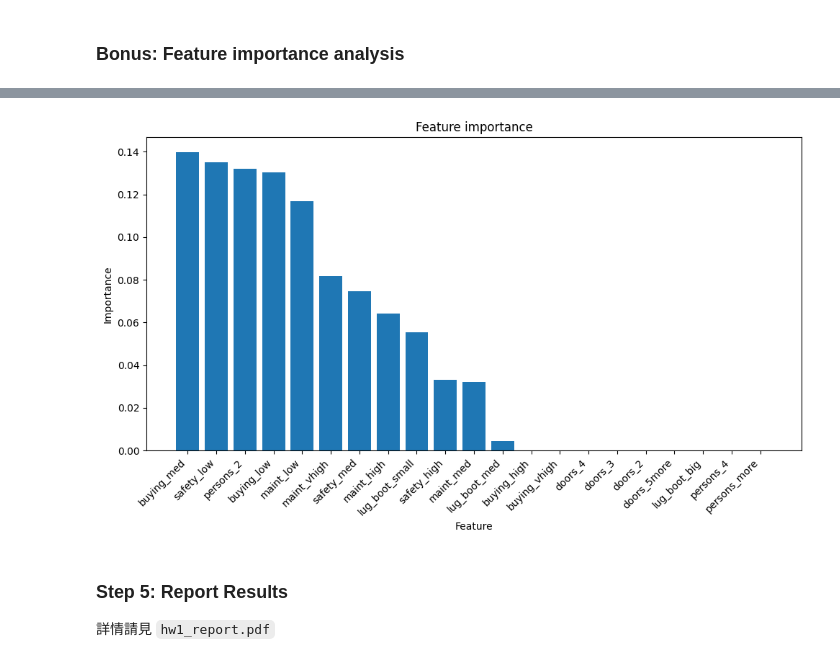
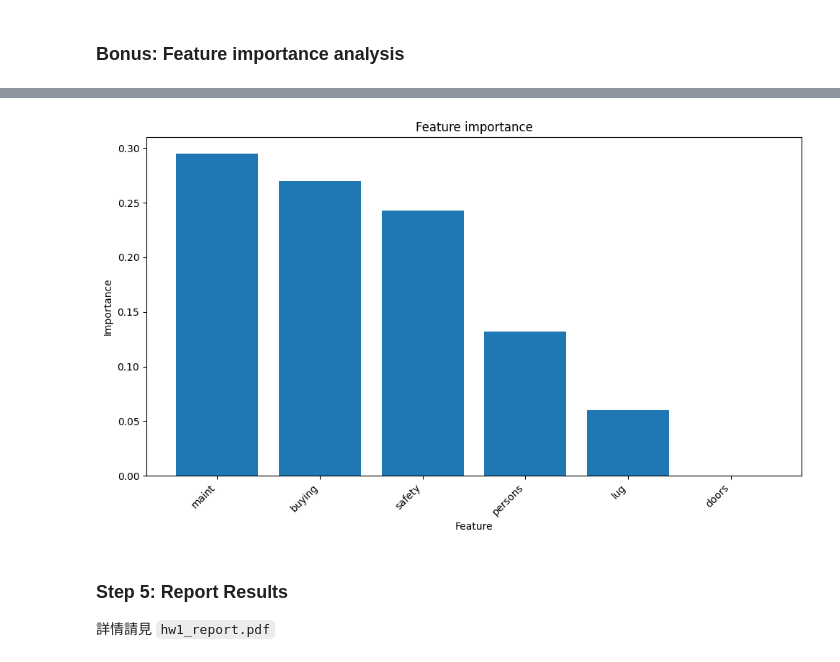
Before and after one commit to coke5151/nchu-ai-introduction, a Jupyter notebook: notebooks/hw1.ipynb, the cells around one changed output, grey strips where cells are left out. Saved outputs shown, nothing was run; the diff lists cells and outputs as text; code cells hidden in the pictures.

Commit message:
fix: 在 feature importance analysis 時應把 one-hot encoding 的各個 feature 總和回原資料中的形式

```diff
--- a/notebooks/hw1.ipynb
+++ b/notebooks/hw1.ipynb
@@ -326,7 +328,6 @@ weighted avg       0.97      0.96      0.97       346
 # %%
 import matplotlib.pyplot as plt
 # %%
-feature_importance = pd.DataFrame({
-    "feature": X_train.columns,
-    "importance": best_model.feature_importances_
-})
+# 由於我們做了 One-hot Encoding，需要把實際上相同的 Feature 總和在一起
+# 才能判斷在原資料中各個 Feature 的重要性
+feature_groups = {}
@@ -355,14 +334,26 @@ feature_importance
-# %%
-plt.figure(figsize=(10, 6))
-plt.bar(feature_importance["feature"], feature_importance["importance"])
-plt.xticks(rotation=45, ha="right")
-plt.title("Feature importance")
-plt.xlabel("Feature")
-plt.ylabel("Importance")
-plt.tight_layout()
-plt.show()
-# %% [output]
-[figure, removed]
+# %%
+for feature, importance in zip(X_train.columns, best_model.feature_importances_):
+    original_feature = feature.split('_')[0]
+    if original_feature not in feature_groups:
+        feature_groups[original_feature] = 0
+    feature_groups[original_feature] += importance
+# %%
+grouped_importance = pd.DataFrame({
+    "feature": feature_groups.keys(),
+    "importance": feature_groups.values()
+}).sort_values("importance", ascending=False)
+# %%
+# 視覺化
+plt.figure(figsize=(10, 6))
+plt.bar(grouped_importance["feature"], grouped_importance["importance"])
+plt.xticks(rotation=45, ha="right")
+plt.title("Feature importance")
+plt.xlabel("Feature")
+plt.ylabel("Importance")
+plt.tight_layout()
+plt.show()
+# %% [output]
+[figure, added]
 # %% [markdown]
 ### Step 5: Report Results
 詳情請見 `hw1_report.pdf`
```
Also changed, not shown: parts of 3 cells of this notebook.
